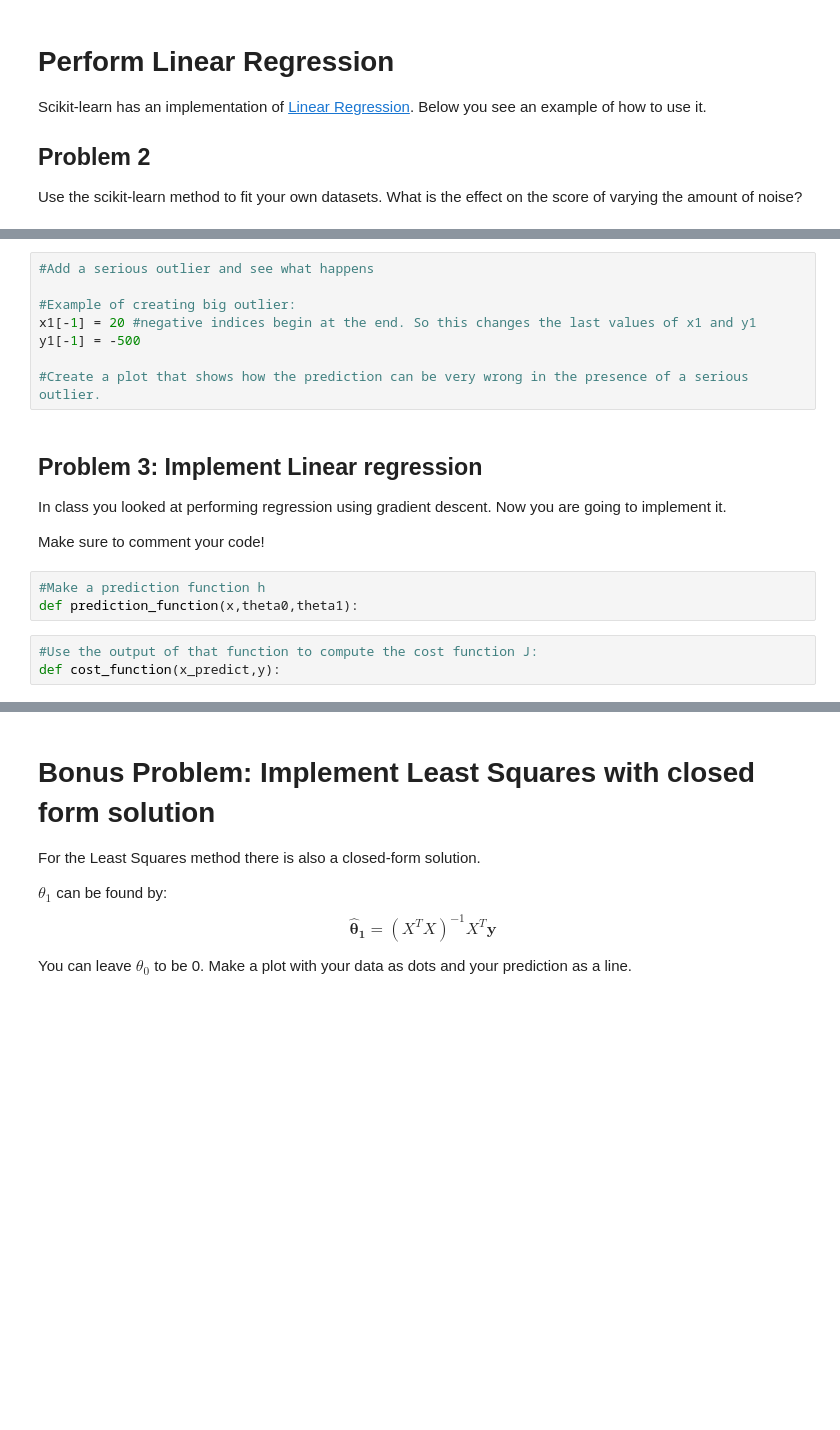
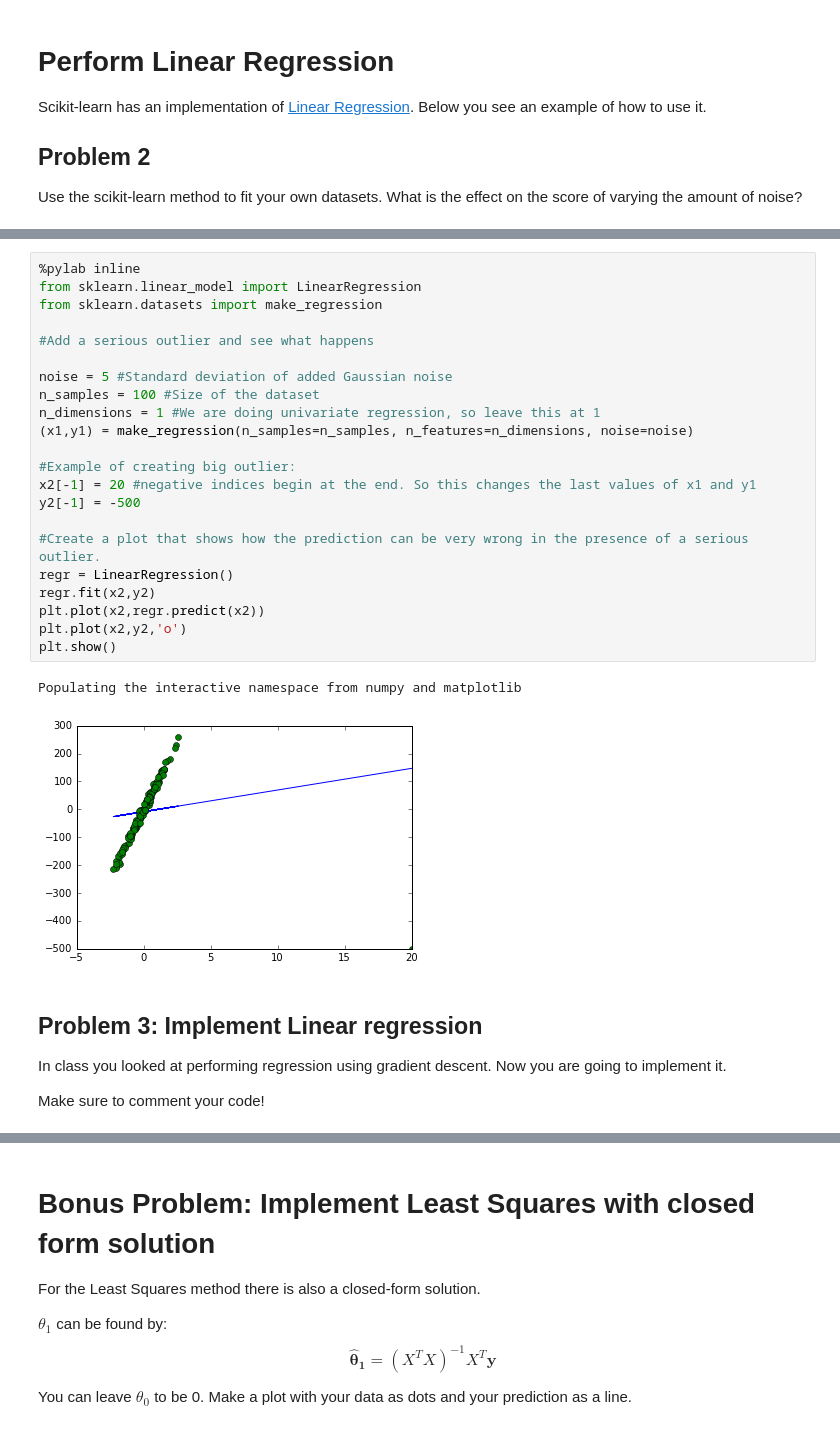
Before and after one commit to samcoxon/Machine-Learning, a Jupyter notebook: Lab Assignments/1-assignment.ipynb, the cells around one changed output, grey strips where cells are left out. Cells and saved outputs as stored; diff of their text form; blank space fills up the shorter version.

```diff
--- a/Lab Assignments/1-assignment.ipynb
+++ b/Lab Assignments/1-assignment.ipynb
@@ -69,20 +103,31 @@ plt.show()
 # %%
+%pylab inline
+from sklearn.linear_model import LinearRegression
+from sklearn.datasets import make_regression
+
 #Add a serious outlier and see what happens
 
+noise = 5 #Standard deviation of added Gaussian noise
+n_samples = 100 #Size of the dataset
+n_dimensions = 1 #We are doing univariate regression, so leave this at 1
+(x1,y1) = make_regression(n_samples=n_samples, n_features=n_dimensions, noise=noise)
+
 #Example of creating big outlier:
-x1[-1] = 20 #negative indices begin at the end. So this changes the last values of x1 and y1
-y1[-1] = -500
+x2[-1] = 20 #negative indices begin at the end. So this changes the last values of x1 and y1
+y2[-1] = -500
 
 #Create a plot that shows how the prediction can be very wrong in the presence of a serious outlier.
+regr = LinearRegression()
+regr.fit(x2,y2)
+plt.plot(x2,regr.predict(x2))
+plt.plot(x2,y2,'o')
+plt.show()
+# %% [output]
+Populating the interactive namespace from numpy and matplotlib
+[figure, added]
 # %% [markdown]
 ## Problem 3: Implement Linear regression
 
 In class you looked at performing regression using gradient descent. Now you are going to implement it.
 
 Make sure to comment your code!
-# %%
-#Make a prediction function h
-def prediction_function(x,theta0,theta1):
-# %%
-#Use the output of that function to compute the cost function J:
-def cost_function(x_predict,y):
```
Also changed, not shown: parts of 11 cells of this notebook.
